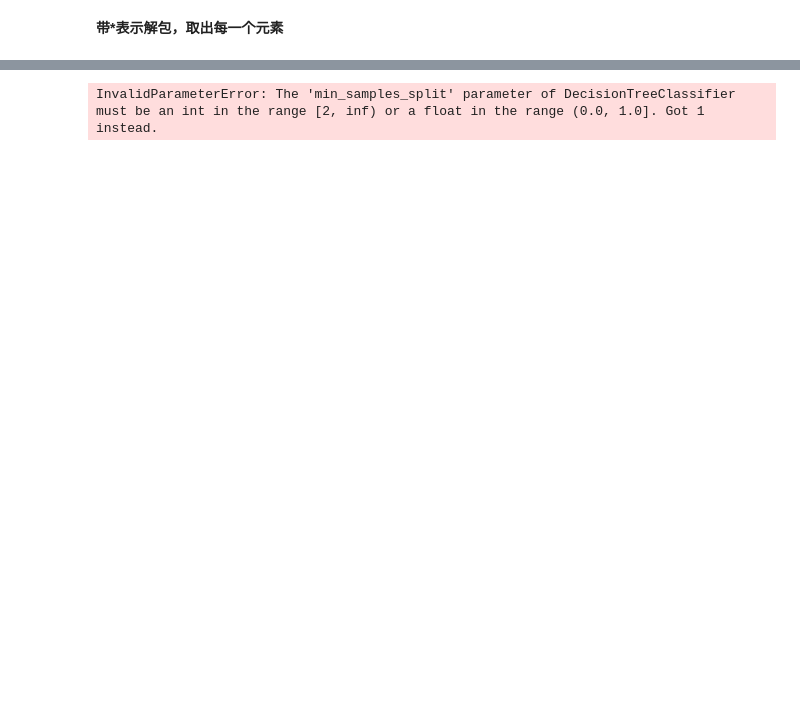
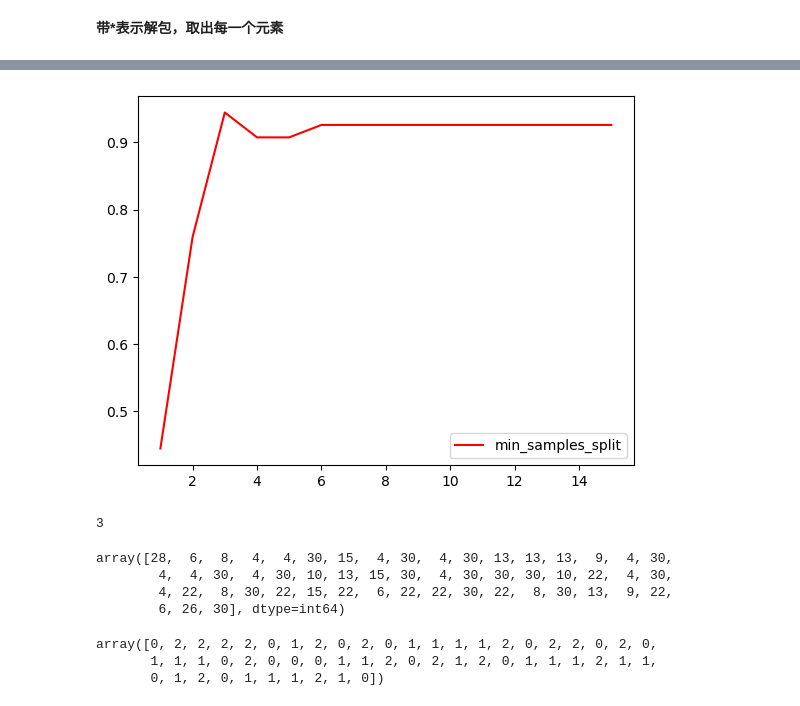
Before and after one commit to Veekyto/MachineLearning, a Jupyter notebook: DecisionTree/Classifier.ipynb, the cells around one changed output, grey strips where cells are left out. Drawn from its saved outputs; the diff is of its cells as text; code cells hidden in the pictures; blank space fills up the shorter version.

```diff
--- a/DecisionTree/Classifier.ipynb
+++ b/DecisionTree/Classifier.ipynb
@@ -109,20 +109,34 @@ array([0.03655295, 0.        , 0.        , 0.        , 0.        ,
 # %%
 import matplotlib.pyplot as plt
 test=[]
 for i in range(15):
     clf=tree.DecisionTreeClassifier(criterion="entropy"
                                     ,random_state=30
                                     ,splitter="random"
-                                    ,max_depth=3
-                                    ,min_samples_leaf=1
-                                    ,min_samples_split=i+2
+                                    ,max_depth=i+1
+                                    #,min_samples_leaf=1
+                                    #,min_samples_split=i+2
                                     )
     clf=clf.fit(xtrain,ytrain)
     score=clf.score(xtest,ytest)
     test.append(score)
 plt.plot(range(1,16),test,c="r",label="min_samples_split")
 plt.legend()
 plt.show()
 test.index(max(test)) + 1
 # %% [output]
+[figure, added]
-InvalidParameterError: The 'min_samples_split' parameter of DecisionTreeClassifier must be an int in the range [2, inf) or a float in the range (0.0, 1.0]. Got 1 instead.
+3
+# %%
+clf.apply(xtest)
+# %% [output]
+array([28,  6,  8,  4,  4, 30, 15,  4, 30,  4, 30, 13, 13, 13,  9,  4, 30,
+        4,  4, 30,  4, 30, 10, 13, 15, 30,  4, 30, 30, 30, 10, 22,  4, 30,
+        4, 22,  8, 30, 22, 15, 22,  6, 22, 22, 30, 22,  8, 30, 13,  9, 22,
+        6, 26, 30], dtype=int64)
+# %%
+clf.predict(xtest)
+# %% [output]
+array([0, 2, 2, 2, 2, 0, 1, 2, 0, 2, 0, 1, 1, 1, 1, 2, 0, 2, 2, 0, 2, 0,
+       1, 1, 1, 0, 2, 0, 0, 0, 1, 1, 2, 0, 2, 1, 2, 0, 1, 1, 1, 2, 1, 1,
+       0, 1, 2, 0, 1, 1, 1, 2, 1, 0])
```
Also changed, not shown: parts of 3 cells of this notebook, 7 other files.
